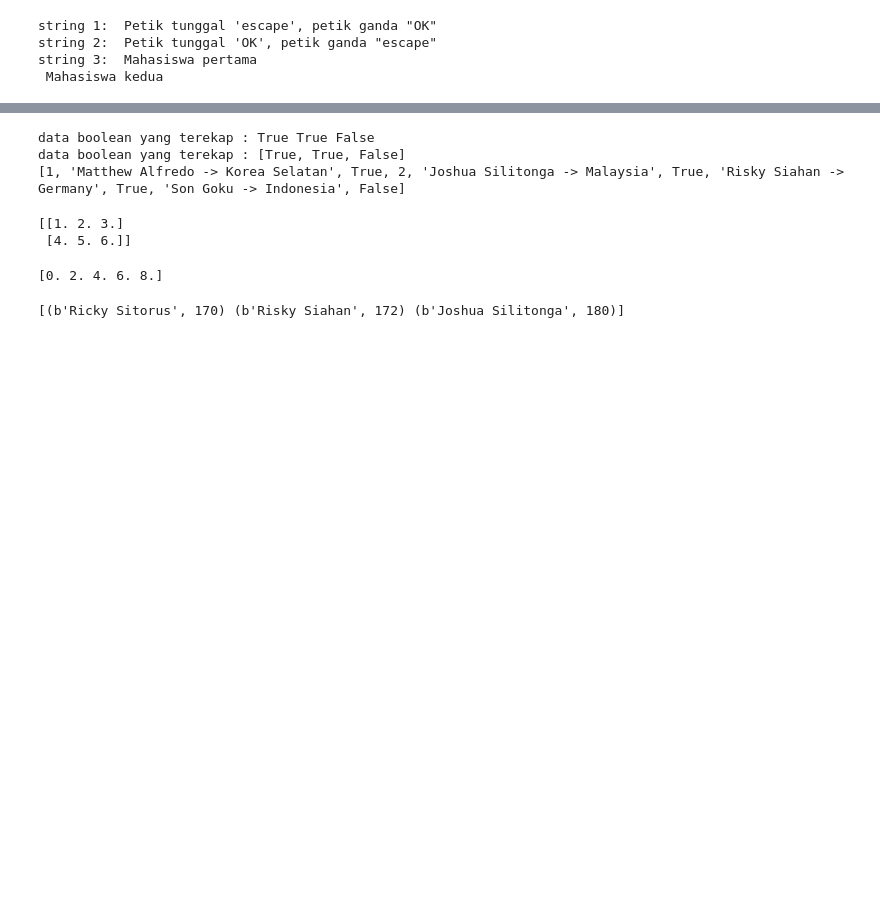
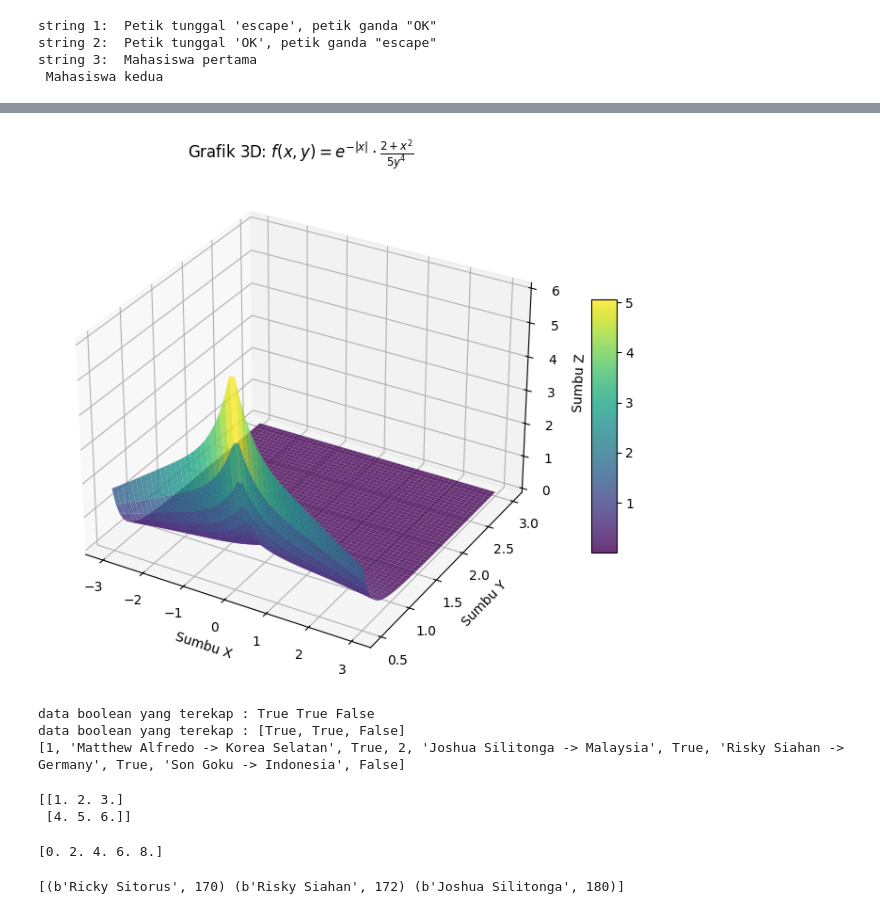
Before and after one commit to mikhaeljosua/certan, a Jupyter notebook: tugas1/42324023_Mikhael Roganda.ipynb, the cells around one changed output, grey strips where cells are left out. Saved outputs shown, nothing was run; the diff lists cells and outputs as text; code cells hidden in the pictures; blank space fills up the shorter version.

```diff
--- a/tugas1/42324023_Mikhael Roganda.ipynb
+++ b/tugas1/42324023_Mikhael Roganda.ipynb
@@ -12,3 +66,37 @@ string 3:  Mahasiswa pertama
+# %%
+import numpy as np
+import matplotlib.pyplot as plt
+from mpl_toolkits import mplot3d
+
+# Definisi fungsi 3D
+def f(x, y):
+    return np.exp(-np.abs(x)) * ((2 + x**2) / (5 * y**4))
+
+# Membuat grid titik (hindari y = 0 karena pembagian dengan nol)
+x = np.linspace(-3, 3, 50)
+y = np.linspace(0.5, 3, 50)  # y mulai dari 0.5 untuk menghindari singularitas
+X, Y = np.meshgrid(x, y)
+Z = f(X, Y)
+
+# Plot 3D
+fig = plt.figure(figsize=(10, 7))
+ax = plt.axes(projection='3d')
+
+# Plot surface
+surf = ax.plot_surface(X, Y, Z, cmap='viridis', edgecolor='none', alpha=0.8)
+
+# Label dan judul
+ax.set_xlabel('Sumbu X')
+ax.set_ylabel('Sumbu Y')
+ax.set_zlabel('Sumbu Z')
+ax.set_title('Grafik 3D: $f(x,y) = e^{-|x|} \\cdot \\frac{2 + x^2}{5y^4}$')
+
+# Menambahkan colorbar
+fig.colorbar(surf, ax=ax, shrink=0.5, aspect=10)
+
+plt.show()
+# %% [output]
+[figure, added]
 # %%
 data_nama_mahasiswa = ["Matthew Alfredo", "Ricky Sitorus", "Joshua Silitonga",
                        "Risky Siahan", "Pakhomis Havel"]
```
Also changed, not shown: parts of 2 cells of this notebook.
